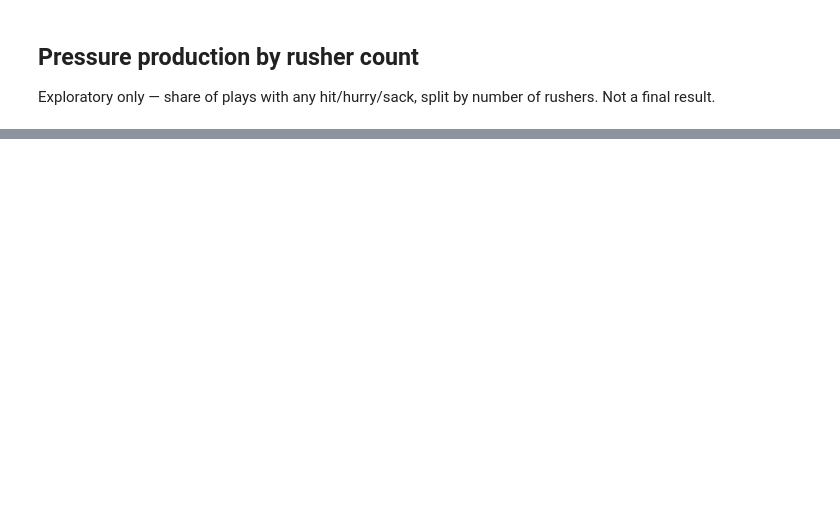
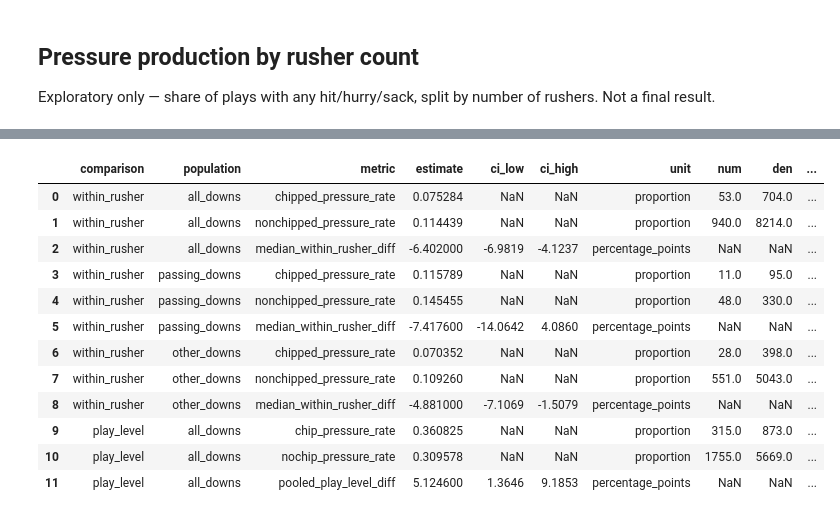
Before and after one commit to isaac-ciravolo/NYUDataBowl, a Jupyter notebook: notebooks/03_pressure_stayorgo.ipynb, the cells around one changed output, grey strips where cells are left out. Saved outputs shown, nothing was run; the diff lists cells and outputs as text; code cells hidden in the pictures; blank space fills up the shorter version.

```diff
--- a/notebooks/03_pressure_stayorgo.ipynb
+++ b/notebooks/03_pressure_stayorgo.ipynb
@@ -87,0 +474,74 @@ print(tbl.to_string())
+# %%
+def wr_rows(R, population, comparison):
+    return [
+        dict(comparison=comparison, population=population, metric='chipped_pressure_rate',
+             estimate=round(R['p_ch_exp']/R['n_ch_exp'], 6) if R['n_ch_exp'] else np.nan,
+             ci_low=np.nan, ci_high=np.nan, unit='proportion',
+             num=R['p_ch_exp'], den=R['n_ch_exp'], n_eligible_rushers=R['n_eligible_rushers'],
+             n_unusable_draws=np.nan, notes='pooled chipped pressure rate across eligible rushers'),
+        dict(comparison=comparison, population=population, metric='nonchipped_pressure_rate',
+             estimate=round(R['p_nc_exp']/R['n_nc_exp'], 6) if R['n_nc_exp'] else np.nan,
+             ci_low=np.nan, ci_high=np.nan, unit='proportion',
+             num=R['p_nc_exp'], den=R['n_nc_exp'], n_eligible_rushers=R['n_eligible_rushers'],
+             n_unusable_draws=np.nan, notes='pooled non-chipped pressure rate across eligible rushers'),
+        dict(comparison=comparison, population=population, metric='median_within_rusher_diff',
+             estimate=round(R['median'], 4), ci_low=round(R['ci_low'], 4), ci_high=round(R['ci_high'], 4),
+             unit='percentage_points', num=np.nan, den=np.nan,
+             n_eligible_rushers=R['n_eligible_rushers'], n_unusable_draws=0,
+             notes='median of per-rusher (chipped - nonchipped) pressure-rate diffs'),
+    ]
+
+results = pd.DataFrame(
+    wr_rows(R_all, 'all_downs', 'within_rusher')
+    + wr_rows(R_pass, 'passing_downs', 'within_rusher')
+    + wr_rows(R_other, 'other_downs', 'within_rusher')
+    + [dict(comparison='play_level', population='all_downs', metric='chip_pressure_rate',
+            estimate=round(rate_chip, 6), ci_low=np.nan, ci_high=np.nan, unit='proportion',
+            num=int(chip['any_pressure'].sum()), den=len(chip), n_eligible_rushers=np.nan,
+            n_unusable_draws=np.nan, notes='play-level any-rusher pressure rate on chipped plays'),
+       dict(comparison='play_level', population='all_downs', metric='nochip_pressure_rate',
+            estimate=round(rate_nochip, 6), ci_low=np.nan, ci_high=np.nan, unit='proportion',
+            num=int(nochip['any_pressure'].sum()), den=len(nochip), n_eligible_rushers=np.nan,
+            n_unusable_draws=np.nan, notes='play-level any-rusher pressure rate on non-chipped plays'),
+       dict(comparison='play_level', population='all_downs', metric='pooled_play_level_diff',
+            estimate=round(play_diff, 4), ci_low=round(float(pl_ci_low), 4), ci_high=round(float(pl_ci_high), 4),
+            unit='percentage_points', num=np.nan, den=np.nan, n_eligible_rushers=np.nan,
+            n_unusable_draws=unusable, notes='pooled (chip - nochip) play-level diff; game-cluster bootstrap')]
+)
+
+# within-rusher detail (eligible rushers per population; cohorts can differ)
+det_frames = []
+for pop, R in [('all_downs', R_all), ('passing_downs', R_pass), ('other_downs', R_other)]:
+    d = R['det'].copy(); d['population'] = pop; det_frames.append(d)
+detail = pd.concat(det_frames, ignore_index=True)
+
+audit = pd.DataFrame([
+    dict(item='pff_rows_total', value=len(pff)),
+    dict(item='pass_rush_rows_traditional', value=len(rushers)),
+    dict(item='traditional_dropback_plays', value=len(play_known)),
+    dict(item='plays_with_qualifying_chip', value=len(chip_key_df)),
+    dict(item='plays_without_qualifying_chip', value=int((play_known['has_chip']==0).sum())),
+    dict(item='qualifying_chipper_rows', value=len(chippers)),
+    dict(item='chipped_rusher_play_rows', value=int(rushers['chipped'].sum())),
+    dict(item='unknown_outcome_rusher_rows', value=n_unknown),
+    dict(item='unresolved_chip_links_nonrusher', value=n_unresolved_links),
+    dict(item='plays_with_unresolved_chip', value=int(len(unresolved_plays))),
+    dict(item='rusher_rows_excluded_unresolved_play', value=n_excluded_rows),
+    dict(item='rusher_rows_individual_analysis', value=len(rushers_ind)),
+    dict(item='passing_downs_rusher_rows', value=int(passing.sum())),
+    dict(item='other_downs_rusher_rows', value=int((~passing).sum())),
+    dict(item='down_missing_traditional', value=int(rushers_ind['down'].isna().sum())),
+    dict(item='yardstogo_missing_traditional', value=int(rushers_ind['yardsToGo'].isna().sum())),
+    dict(item='n_games_playlevel', value=int(n_games)),
+    dict(item='n_bootstrap', value=N_BOOTSTRAP),
+    dict(item='random_seed', value=RANDOM_SEED),
+])
+
+OUT = ROOT / 'data' / 'isaac'
+OUT.mkdir(parents=True, exist_ok=True)
+results.to_csv(OUT / 'chip_benefit_results.csv', index=False)
+detail.to_csv(OUT / 'chip_benefit_within_rusher.csv', index=False)
+audit.to_csv(OUT / 'chip_benefit_audit.csv', index=False)
+print('saved 3 tables to', OUT)
+results
+# %% [output]
@@ -87,0 +549,13 @@ print(tbl.to_string())
+|  | comparison | population | metric | estimate | ci_low | ci_high | unit | num | den | ... |
+| 0 | within_rusher | all_downs | chipped_pressure_rate | 0.075284 | NaN | NaN | proportion | 53.0 | 704.0 | ... |
+| 1 | within_rusher | all_downs | nonchipped_pressure_rate | 0.114439 | NaN | NaN | proportion | 940.0 | 8214.0 | ... |
+| 2 | within_rusher | all_downs | median_within_rusher_diff | -6.402000 | -6.9819 | -4.1237 | percentage_points | NaN | NaN | ... |
+| 3 | within_rusher | passing_downs | chipped_pressure_rate | 0.115789 | NaN | NaN | proportion | 11.0 | 95.0 | ... |
+| 4 | within_rusher | passing_downs | nonchipped_pressure_rate | 0.145455 | NaN | NaN | proportion | 48.0 | 330.0 | ... |
+| 5 | within_rusher | passing_downs | median_within_rusher_diff | -7.417600 | -14.0642 | 4.0860 | percentage_points | NaN | NaN | ... |
+| 6 | within_rusher | other_downs | chipped_pressure_rate | 0.070352 | NaN | NaN | proportion | 28.0 | 398.0 | ... |
+| 7 | within_rusher | other_downs | nonchipped_pressure_rate | 0.109260 | NaN | NaN | proportion | 551.0 | 5043.0 | ... |
+| 8 | within_rusher | other_downs | median_within_rusher_diff | -4.881000 | -7.1069 | -1.5079 | percentage_points | NaN | NaN | ... |
+| 9 | play_level | all_downs | chip_pressure_rate | 0.360825 | NaN | NaN | proportion | 315.0 | 873.0 | ... |
+| 10 | play_level | all_downs | nochip_pressure_rate | 0.309578 | NaN | NaN | proportion | 1755.0 | 5669.0 | ... |
+| 11 | play_level | all_downs | pooled_play_level_diff | 5.124600 | 1.3646 | 9.1853 | percentage_points | NaN | NaN | ... |
```
Also changed, not shown: parts of 21 cells of this notebook, 3 other files.
